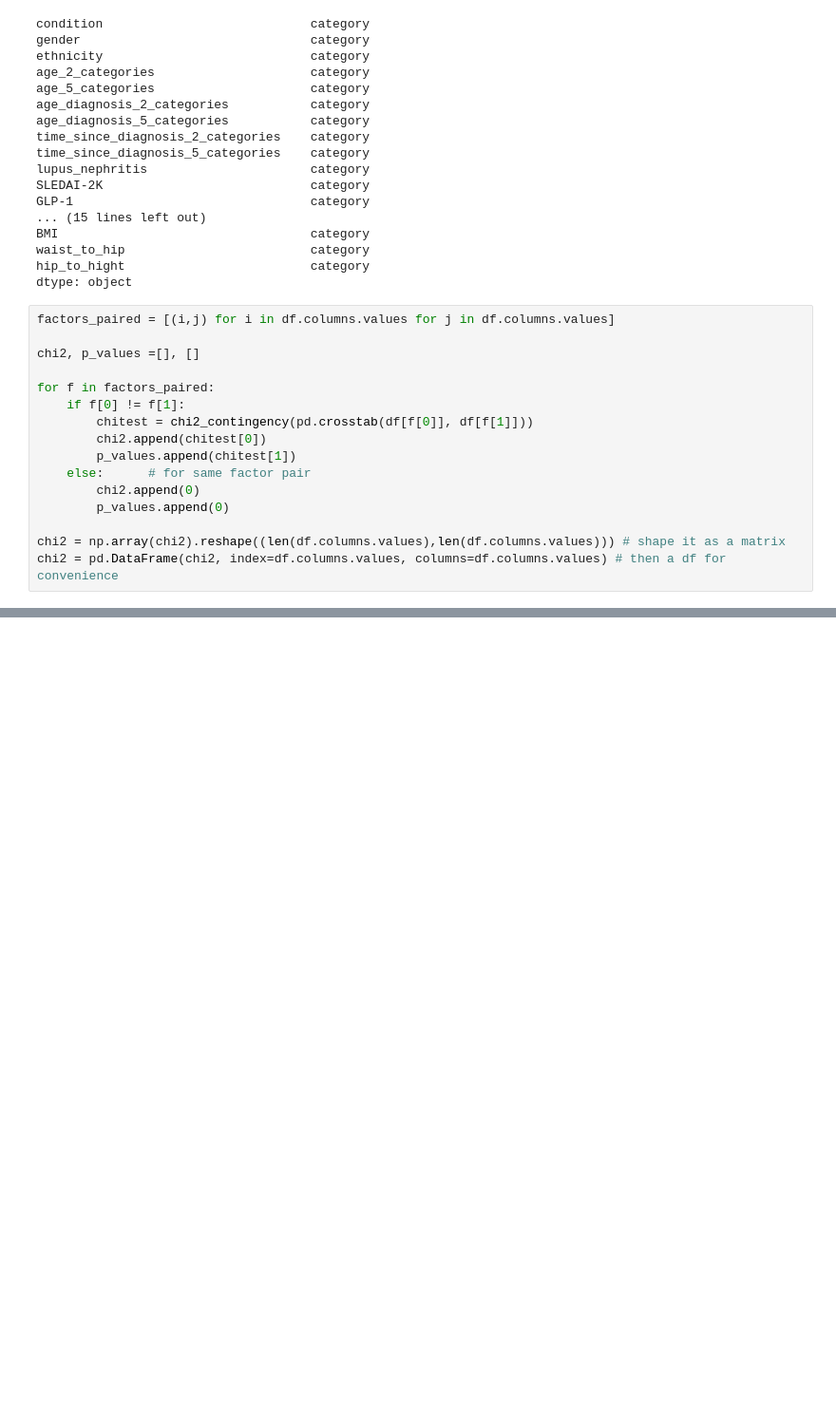
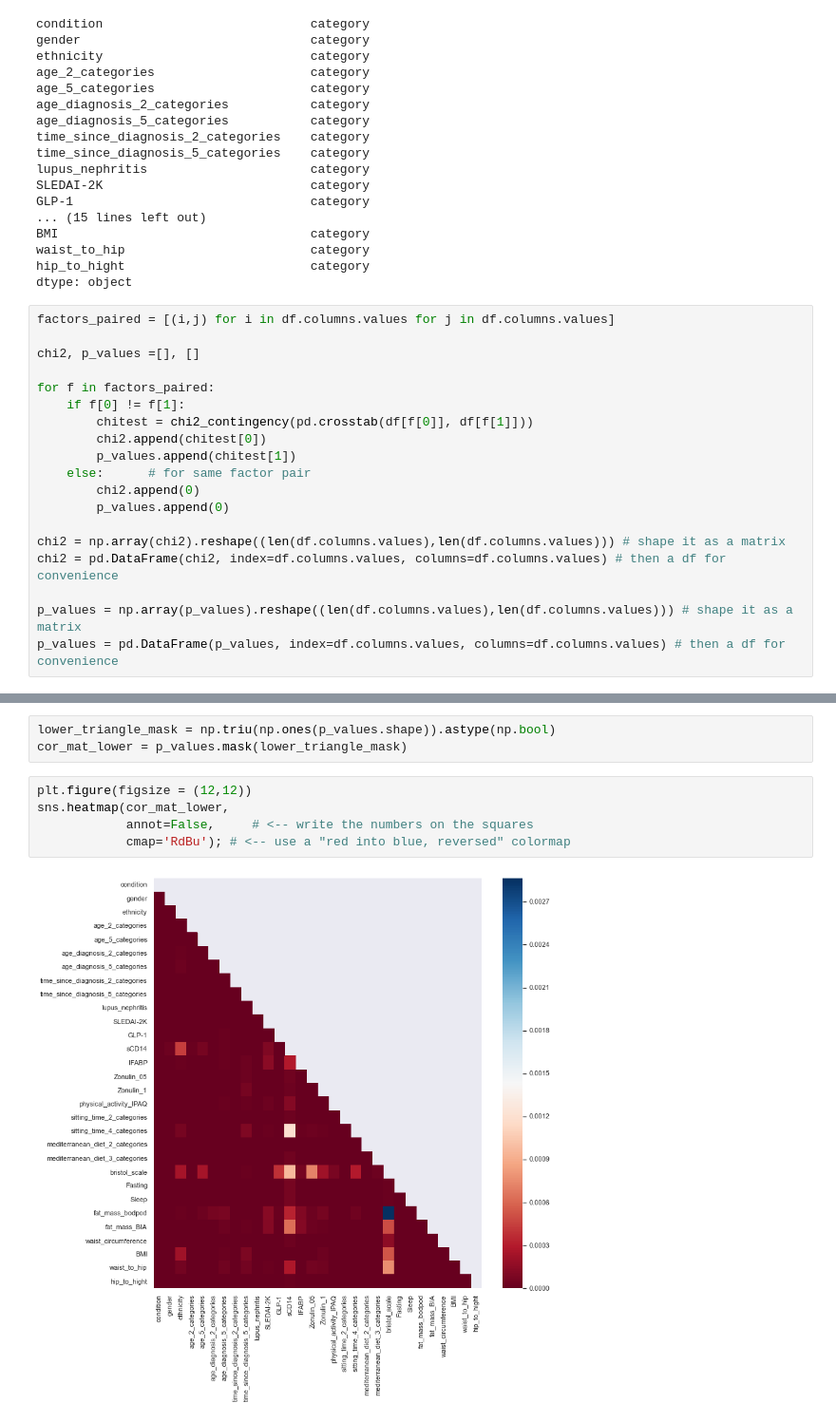
Before and after one commit to cimendes/HSM_lupus_metataxonomics, a Jupyter notebook: Correlation.ipynb, the cells around one changed output, grey strips where cells are left out. Shown: that part at 95% size. Cells and saved outputs as stored; diff of their text form; blank space fills up the shorter version.

Commit message:
add heatmap with pvalues

```diff
--- a/Correlation.ipynb
+++ b/Correlation.ipynb
@@ -78,3 +78,6 @@ for f in factors_paired:
 
 chi2 = np.array(chi2).reshape((len(df.columns.values),len(df.columns.values))) # shape it as a matrix
 chi2 = pd.DataFrame(chi2, index=df.columns.values, columns=df.columns.values) # then a df for convenience
+
+p_values = np.array(p_values).reshape((len(df.columns.values),len(df.columns.values))) # shape it as a matrix
+p_values = pd.DataFrame(p_values, index=df.columns.values, columns=df.columns.values) # then a df for convenience
@@ -102,3 +105,13 @@ chi2
+# %%
+lower_triangle_mask = np.triu(np.ones(p_values.shape)).astype(np.bool)
+cor_mat_lower = p_values.mask(lower_triangle_mask)
+# %%
+plt.figure(figsize = (12,12))
+sns.heatmap(cor_mat_lower,
+            annot=False,     # <-- write the numbers on the squares
+            cmap='RdBu'); # <-- use a "red into blue, reversed" colormap
+# %% [output]
+[figure, added]
 # %%
 lower_triangle_mask = np.triu(np.ones(chi2.shape)).astype(np.bool)
 cor_mat_lower = chi2.mask(lower_triangle_mask)
```
Also changed, not shown: parts of 4 cells of this notebook, 1 other file.
